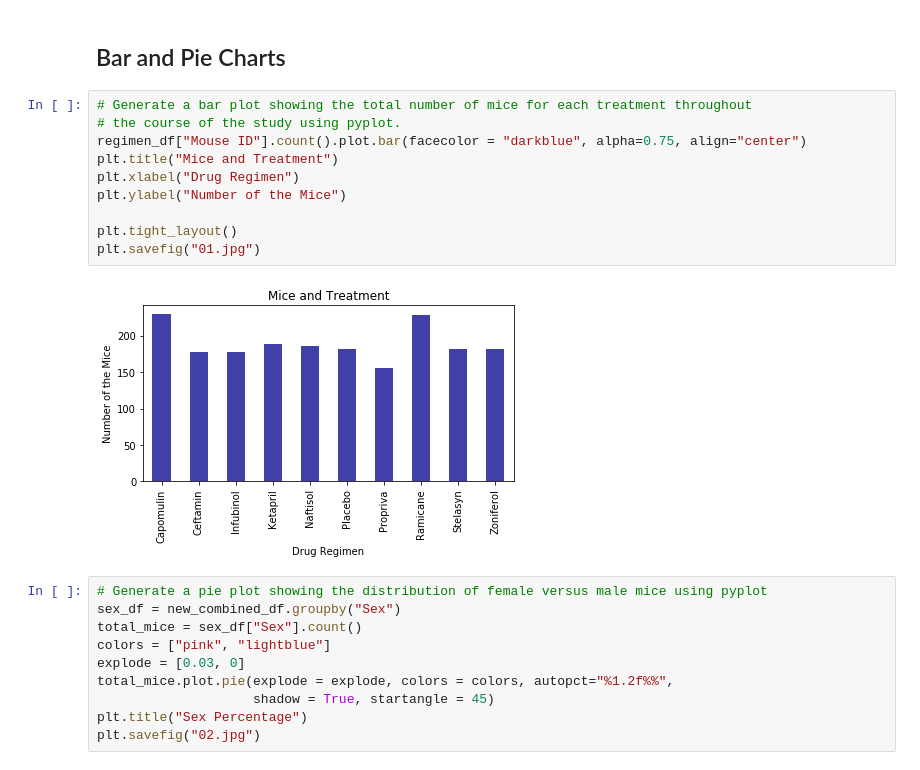
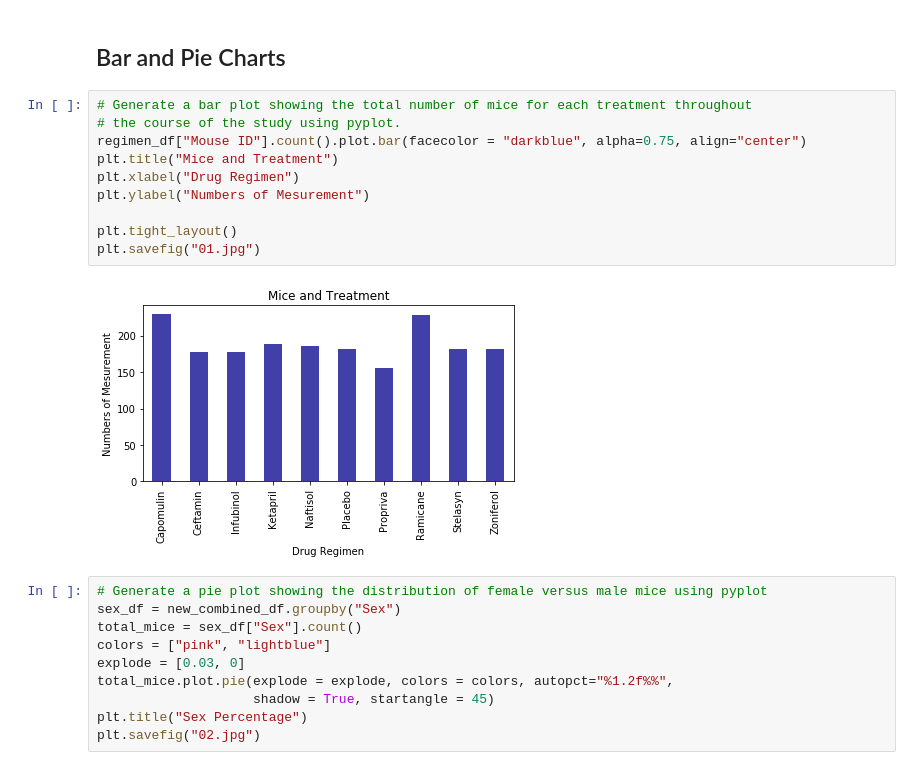
Before and after one commit to changrita1114/Pymaceuticals, a Jupyter notebook: WebVisualizations/Resources/Pymaceuticals_further_analysis.ipynb, the cells around one changed output. Cells and saved outputs as stored; diff of their text form.

```diff
--- a/WebVisualizations/Resources/Pymaceuticals_further_analysis.ipynb
+++ b/WebVisualizations/Resources/Pymaceuticals_further_analysis.ipynb
@@ -109,15 +109,15 @@ summary_df
 # %%
 # Generate a bar plot showing the total number of mice for each treatment throughout
 # the course of the study using pyplot.
 regimen_df["Mouse ID"].count().plot.bar(facecolor = "darkblue", alpha=0.75, align="center")
 plt.title("Mice and Treatment")
 plt.xlabel("Drug Regimen")
-plt.ylabel("Number of the Mice")
+plt.ylabel("Numbers of Mesurement")
 
 plt.tight_layout()
 plt.savefig("01.jpg")
 # %% [output]
-[figure, old version]
+[figure, new version]
 # %%
 # Generate a pie plot showing the distribution of female versus male mice using pyplot
 sex_df = new_combined_df.groupby("Sex")
```
Also changed, not shown: parts of 6 cells of this notebook, 11 other files.
